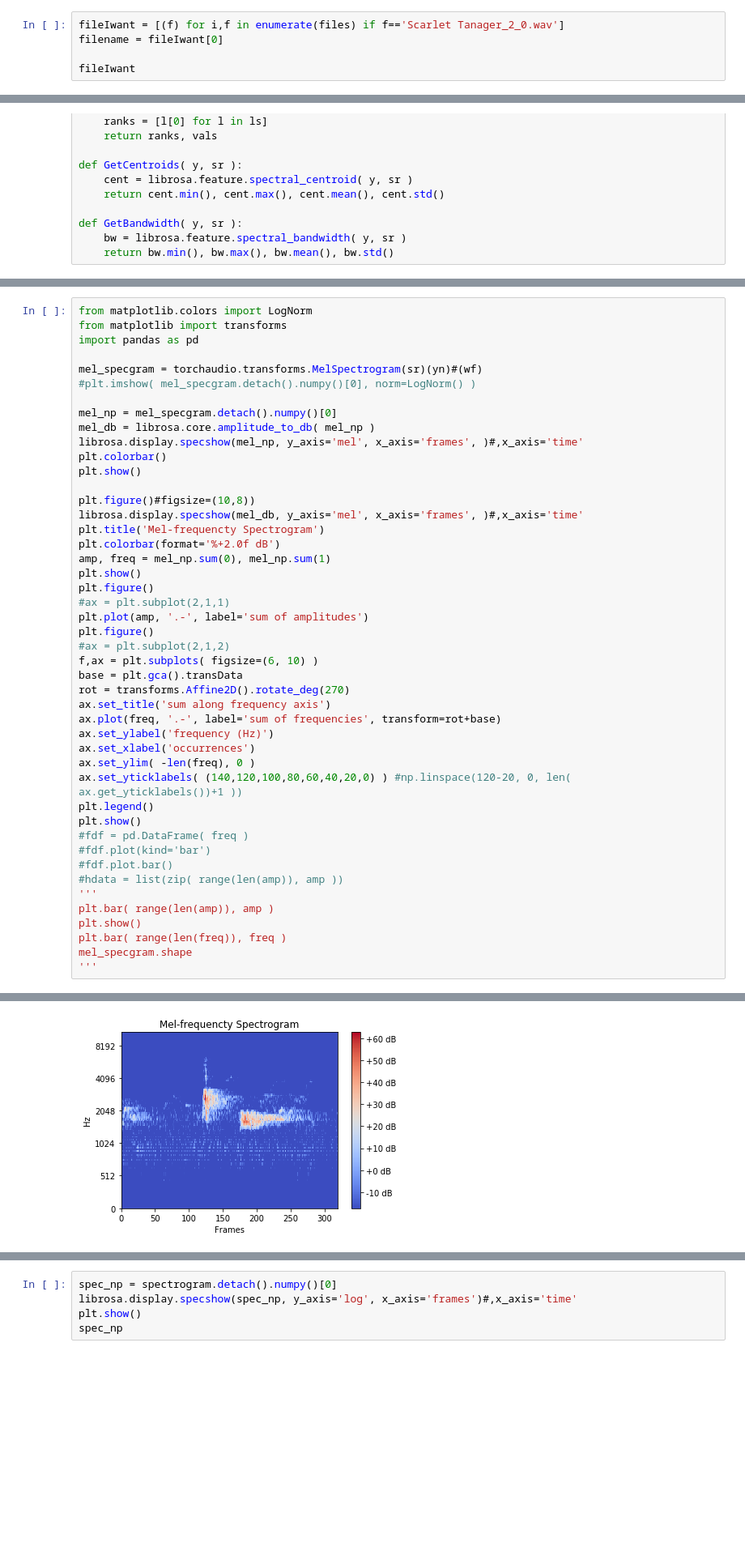
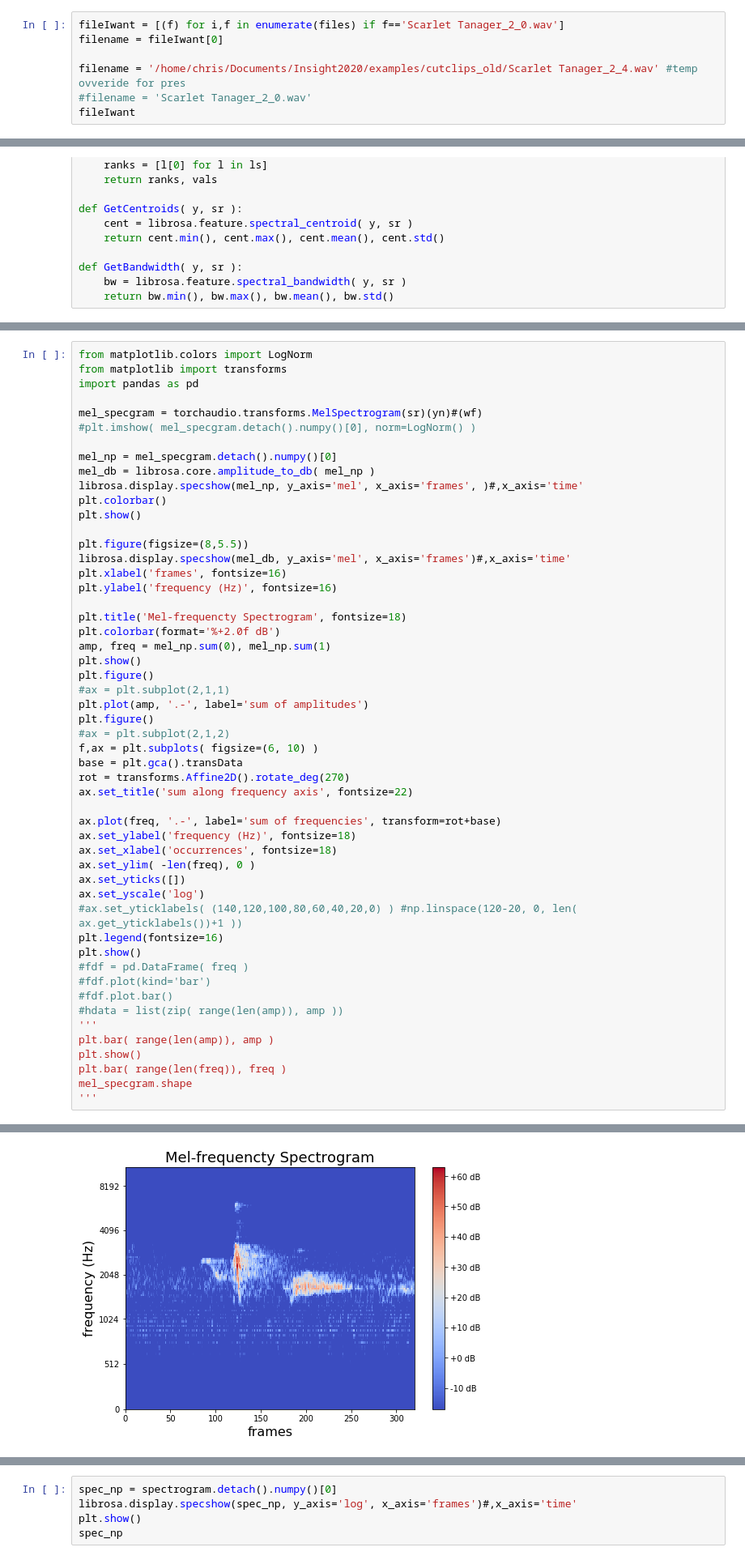
Before and after one commit to chrisseymour/birdsounder-model, a Jupyter notebook: FeatureExtraction.ipynb, the cells around one changed output, grey strips where cells are left out. Shown at 81% size. Saved outputs shown, nothing was run; the diff lists cells and outputs as text; blank space fills up the shorter version.

```diff
--- a/FeatureExtraction.ipynb
+++ b/FeatureExtraction.ipynb
@@ -59,6 +58,8 @@ filename
 fileIwant = [(f) for i,f in enumerate(files) if f=='Scarlet Tanager_2_0.wav']
 filename = fileIwant[0]
 
+filename = '/home/chris/Documents/Insight2020/examples/cutclips_old/Scarlet Tanager_2_4.wav' #temp ovveride for pres
+#filename = 'Scarlet Tanager_2_0.wav'
 fileIwant
 # %% [output]
 ['Scarlet Tanager_2_0.wav']
@@ -365,9 +404,12 @@ librosa.display.specshow(mel_np, y_axis='mel', x_axis='frames', )#,x_axis='time'
 plt.colorbar()
 plt.show()
 
-plt.figure()#figsize=(10,8))
-librosa.display.specshow(mel_db, y_axis='mel', x_axis='frames', )#,x_axis='time'
-plt.title('Mel-frequencty Spectrogram')
+plt.figure(figsize=(8,5.5))
+librosa.display.specshow(mel_db, y_axis='mel', x_axis='frames')#,x_axis='time'
+plt.xlabel('frames', fontsize=16)
+plt.ylabel('frequency (Hz)', fontsize=16)
+
+plt.title('Mel-frequencty Spectrogram', fontsize=18)
 plt.colorbar(format='%+2.0f dB')
 amp, freq = mel_np.sum(0), mel_np.sum(1)
 plt.show()
@@ -379,13 +421,16 @@ plt.figure()
 f,ax = plt.subplots( figsize=(6, 10) )
 base = plt.gca().transData
 rot = transforms.Affine2D().rotate_deg(270)
-ax.set_title('sum along frequency axis')
+ax.set_title('sum along frequency axis', fontsize=22)
+
 ax.plot(freq, '.-', label='sum of frequencies', transform=rot+base)
-ax.set_ylabel('frequency (Hz)')
-ax.set_xlabel('occurrences')
+ax.set_ylabel('frequency (Hz)', fontsize=18)
+ax.set_xlabel('occurrences', fontsize=18)
 ax.set_ylim( -len(freq), 0 )
-ax.set_yticklabels( (140,120,100,80,60,40,20,0) ) #np.linspace(120-20, 0, len( ax.get_yticklabels())+1 ))
-plt.legend()
+ax.set_yticks([])
+ax.set_yscale('log')
+#ax.set_yticklabels( (140,120,100,80,60,40,20,0) ) #np.linspace(120-20, 0, len( ax.get_yticklabels())+1 ))
+plt.legend(fontsize=16)
 plt.show()
 #fdf = pd.DataFrame( freq )
 #fdf.plot(kind='bar')
@@ -402 +447 @@ mel_specgram.shape
-[figure, old version]
+[figure, new version]
```
Also changed, not shown: parts of 34 cells of this notebook, 1 other file.
